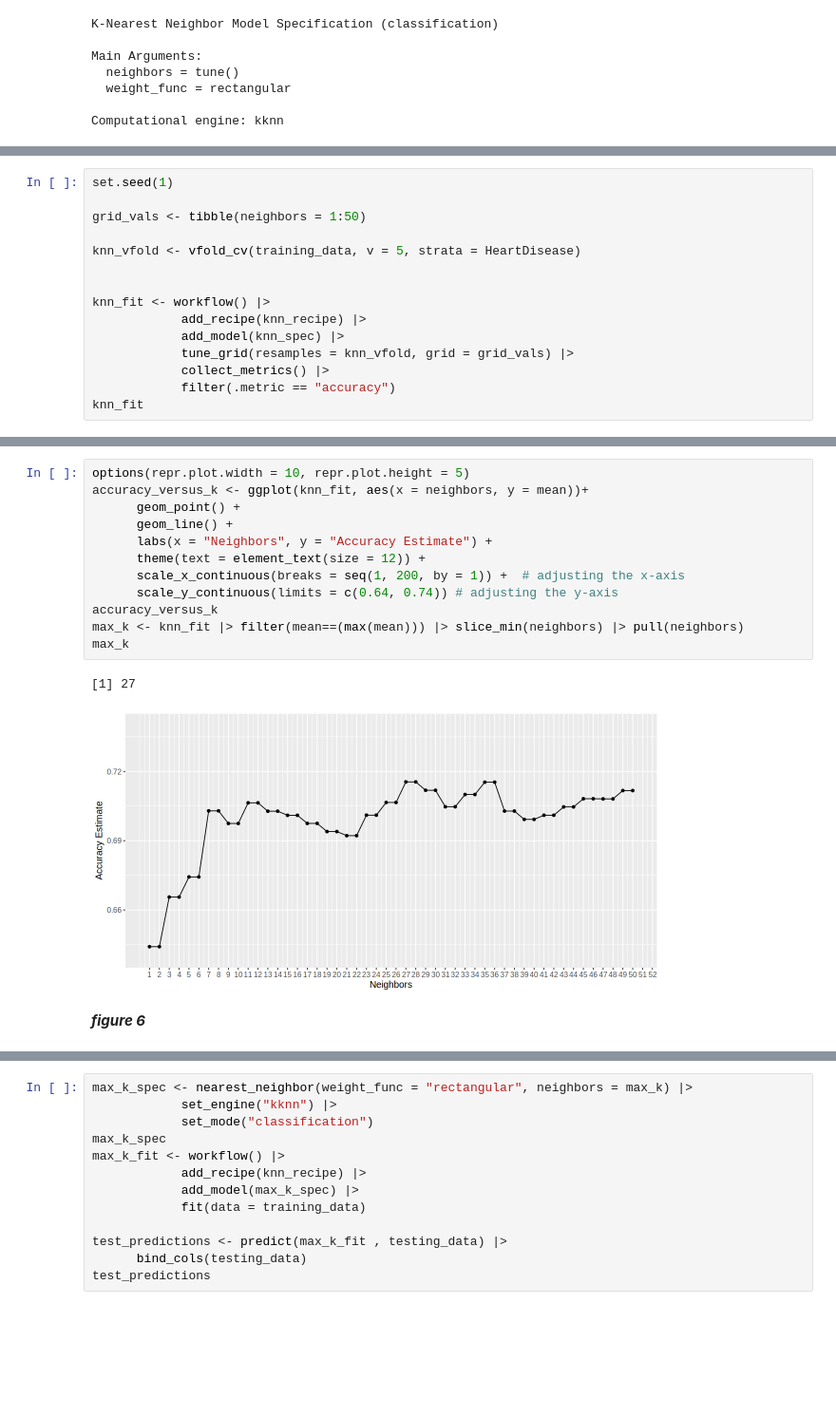
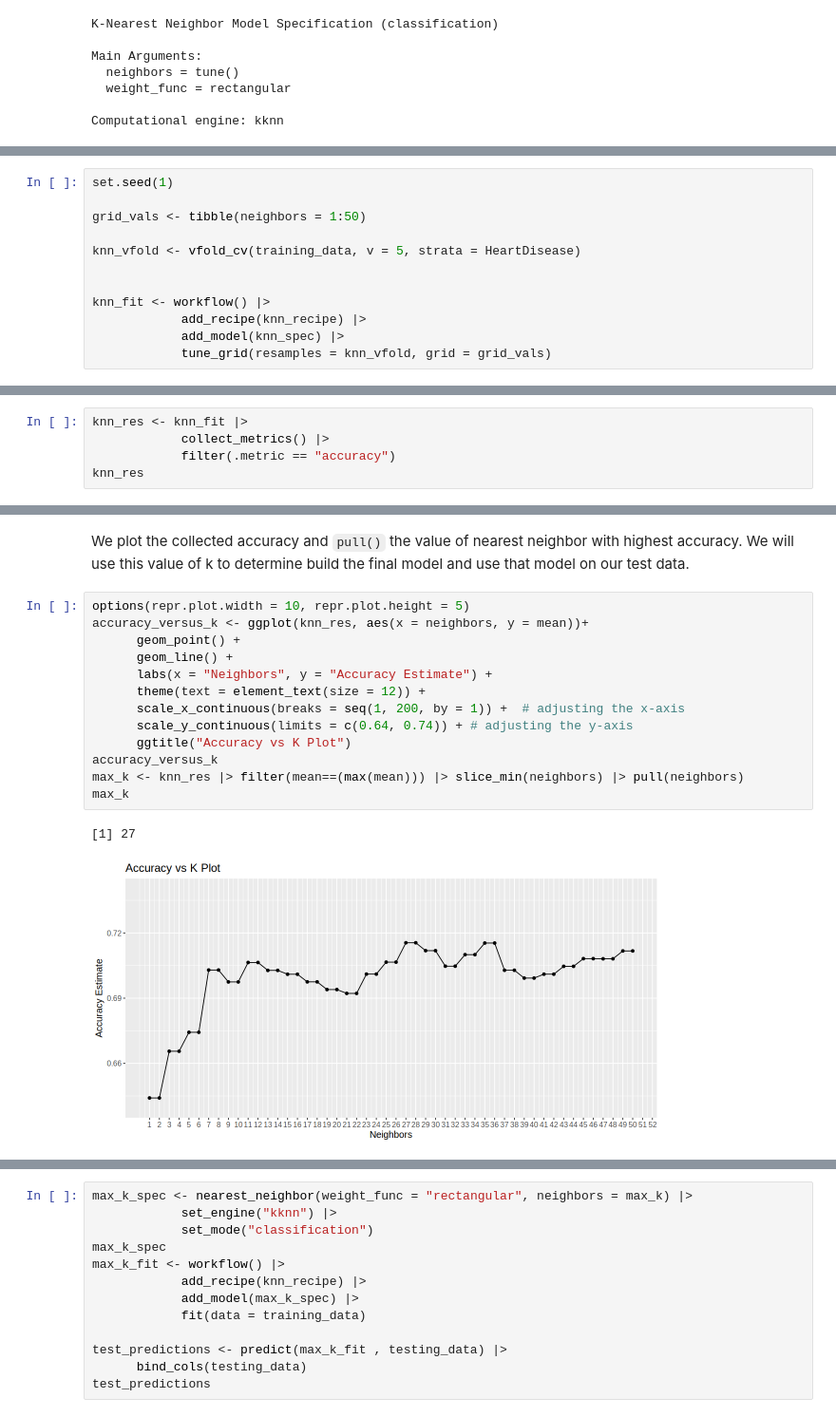
Before and after one commit to jeffreyykim/DSCI-project-009-40-Group_Contract, a Jupyter notebook: 009_Group40_Report.ipynb.ipynb, the cells around one changed output, grey strips where cells are left out. Shown at 95% size. Saved outputs shown, nothing was run; the diff lists cells and outputs as text; blank space fills up the shorter version.

Commit message:
Updated Model Steps
Added description for the remaining steps pending.

```diff
--- a/009_Group40_Report.ipynb.ipynb
+++ b/009_Group40_Report.ipynb.ipynb
@@ -300,7 +290,4 @@ knn_vfold <- vfold_cv(training_data, v = 5, strata = HeartDisease)
 knn_fit <- workflow() |>
             add_recipe(knn_recipe) |>
             add_model(knn_spec) |>
-            tune_grid(resamples = knn_vfold, grid = grid_vals) |>
-            collect_metrics() |>
-            filter(.metric == "accuracy")
-knn_fit
+            tune_grid(resamples = knn_vfold, grid = grid_vals)
@@ -317,0 +296,5 @@ A tibble: 50 × 7
+# %%
+knn_res <- knn_fit |>
+            collect_metrics() |>
+            filter(.metric == "accuracy")
+knn_res
@@ -318,17 +312,18 @@ A tibble: 50 × 7
+# %% [markdown]
+We plot the collected accuracy and `pull()` the value of nearest neighbor with highest accuracy. We will use this value of k to determine build the final model and use that model on our test data.
 # %%
 options(repr.plot.width = 10, repr.plot.height = 5)
-accuracy_versus_k <- ggplot(knn_fit, aes(x = neighbors, y = mean))+
+accuracy_versus_k <- ggplot(knn_res, aes(x = neighbors, y = mean))+
       geom_point() +
       geom_line() +
       labs(x = "Neighbors", y = "Accuracy Estimate") +
       theme(text = element_text(size = 12)) +
       scale_x_continuous(breaks = seq(1, 200, by = 1)) +  # adjusting the x-axis
-      scale_y_continuous(limits = c(0.64, 0.74)) # adjusting the y-axis
+      scale_y_continuous(limits = c(0.64, 0.74)) + # adjusting the y-axis
+      ggtitle("Accuracy vs K Plot")
 accuracy_versus_k
-max_k <- knn_fit |> filter(mean==(max(mean))) |> slice_min(neighbors) |> pull(neighbors)
+max_k <- knn_res |> filter(mean==(max(mean))) |> slice_min(neighbors) |> pull(neighbors)
 max_k
 # %% [output]
 [1] 27
-[figure, old version]
+[figure, new version]
-# %% [markdown]
-***figure 6***
```
Also changed, not shown: parts of 15 cells of this notebook.
